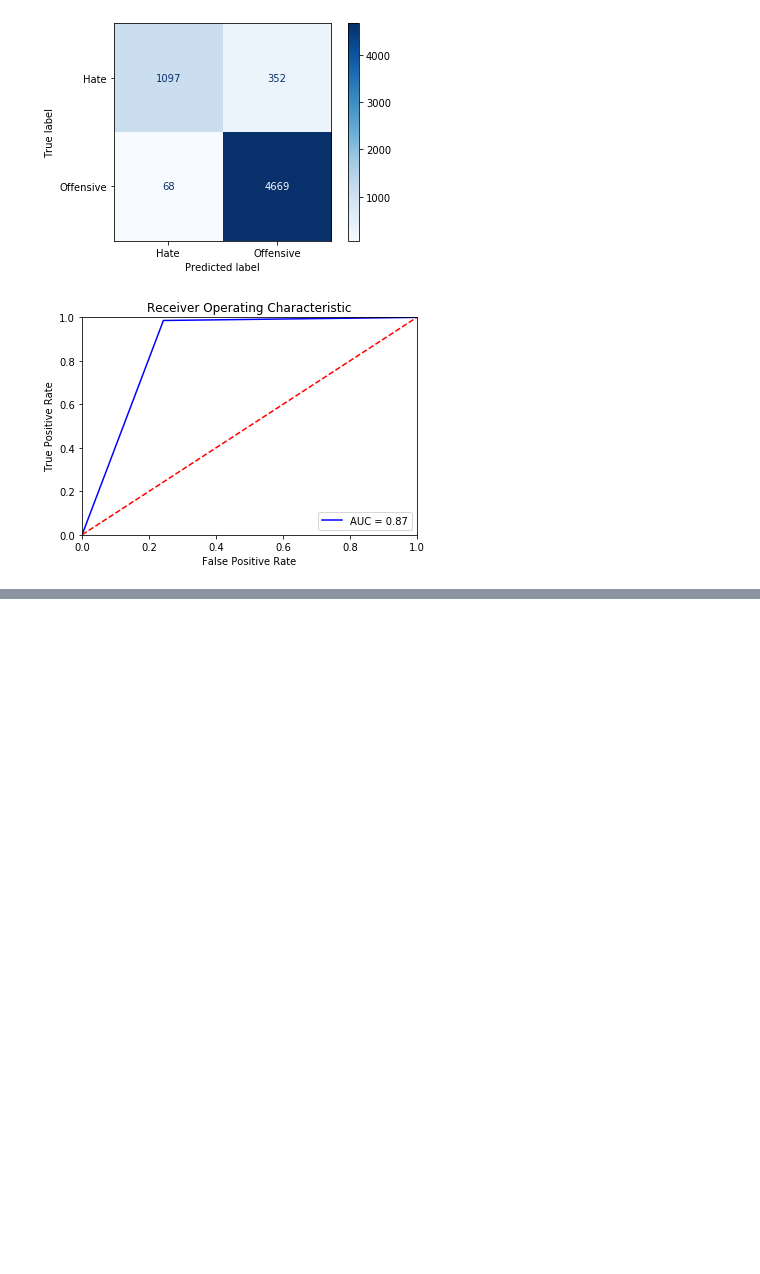
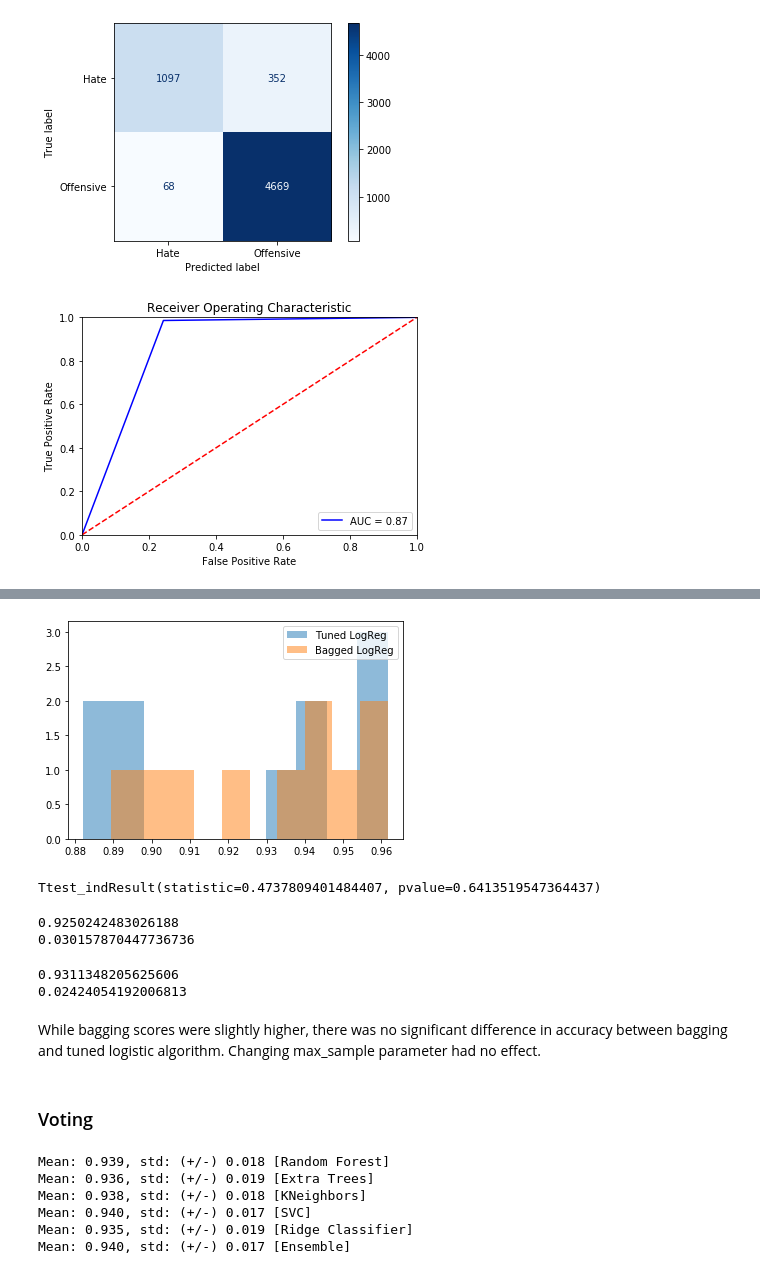
Before and after one commit to sheensta/twitter_hate_speech, a Jupyter notebook: notebooks/Week3 ML Implementation - Logistic regression + full dataset_Sean.ipynb, the cells around one changed output, grey strips where cells are left out. Cells and saved outputs as stored; diff of their text form; code cells hidden in the pictures; blank space fills up the shorter version.

```diff
--- a/notebooks/Week3 ML Implementation - Logistic regression + full dataset_Sean.ipynb
+++ b/notebooks/Week3 ML Implementation - Logistic regression + full dataset_Sean.ipynb
@@ -402,8 +314,9 @@ Doesn't seem like balancing the dataset actually increases model performance.
 # %% [markdown]
 ### Grid Search - Hyperparameter Tuning for Logistic Regression
 # %%
-grid_values = {'C':[0.001,0.009,0.01,0.09,1,5,10,25]}
-grid_clf_acc = GridSearchCV(clf, param_grid = grid_values)
+param_grid={'C': [0.001, 0.01, 0.1, 1, 10]}
+
+grid_clf_acc = GridSearchCV(clf, param_grid = param_grid, cv=kf)
 y_preds_grid = grid_clf_acc.fit(X_train, y_train).predict(X_test)
 # %%
 plot_confusion_matrix(grid_clf_acc, X_test, y_test, cmap=plt.cm.Blues, display_labels = class_names, values_format = '')
@@ -436,0 +374,2 @@ plt.show()
+# %%
+best_clf = grid_clf_acc.best_estimator_
@@ -436,0 +378,16 @@ plt.show()
+# %%
+from sklearn.ensemble import BaggingClassifier
+from scipy import stats
+
+vanilla_scores = cross_val_score(best_clf, features, labels, cv=10)
+# %%
+samples_list = [0.1, 0.2, 0.3, 0.4]
+bagging_scores = []
+clfs = []
+for i in range(len(samples_list)):
+    print(i)
+    bagging_clf = BaggingClassifier(best_clf, max_samples=samples_list[i], random_state=0)
+    clfs.append(bagging_clf)
+    score = cross_val_score(bagging_clf, features, labels, cv=10)
+    bagging_scores.append(score)
+    print(score)
@@ -436,0 +407,55 @@ plt.show()
+# %%
+plt.hist(vanilla_scores,  alpha=0.5, label='Tuned LogReg')
+plt.hist(bagging_scores[0],  alpha=0.5, label='Bagged LogReg')
+plt.legend(loc='upper right')
+plt.show()
+# %% [output]
+[figure, added]
+# %%
+print(stats.ttest_ind(bagging_scores[0], vanilla_scores))
+# %% [output]
+Ttest_indResult(statistic=0.4737809401484407, pvalue=0.6413519547364437)
+# %%
+print(vanilla_scores.mean())
+print(vanilla_scores.std())
+# %% [output]
+0.9250242483026188
+0.030157870447736736
+# %%
+print(bagging_scores[0].mean())
+print(bagging_scores[0].std())
+# %% [output]
+0.9311348205625606
+0.02424054192006813
+# %% [markdown]
+While bagging scores were slightly higher, there was no significant difference in accuracy between bagging and tuned logistic algorithm. Changing max_sample parameter had no effect.
+# %% [markdown]
+### Voting
+# %%
+from sklearn.ensemble import BaggingClassifier, ExtraTreesClassifier, RandomForestClassifier
+from sklearn.neighbors import KNeighborsClassifier
+from sklearn.linear_model import RidgeClassifier
+from sklearn.ensemble import VotingClassifier
+from sklearn.svm import SVC
+
+rf = RandomForestClassifier()
+et = ExtraTreesClassifier()
+knn = KNeighborsClassifier()
+svc = SVC()
+rg = RidgeClassifier()
+
+clf_array = [rf, et, knn, svc, rg]
+
+# Set up voting
+eclf = VotingClassifier(estimators=[('Random Forests', rf), ('Extra Trees', et), ('KNeighbors', knn), ('SVC', svc), ('Ridge Classifier', rg), ('Logistic Regression', best_clf)],voting='hard')
+
+for clf, label in zip([rf, et, knn, svc, rg,eclf], ['Random Forest', 'Extra Trees', 'KNeighbors', 'SVC', 'Ridge Classifier', 'Ensemble']):
+    scores = cross_val_score(clf, features, labels, cv=10, scoring='accuracy')
+    print("Mean: {0:.3f}, std: (+/-) {1:.3f} [{2}]".format(scores.mean(), scores.std(), label))
+# %% [output]
+Mean: 0.939, std: (+/-) 0.018 [Random Forest]
+Mean: 0.936, std: (+/-) 0.019 [Extra Trees]
+Mean: 0.938, std: (+/-) 0.018 [KNeighbors]
+Mean: 0.940, std: (+/-) 0.017 [SVC]
+Mean: 0.935, std: (+/-) 0.019 [Ridge Classifier]
+Mean: 0.940, std: (+/-) 0.017 [Ensemble]
```
Also changed, not shown: parts of 18 cells of this notebook, 4 other files.
